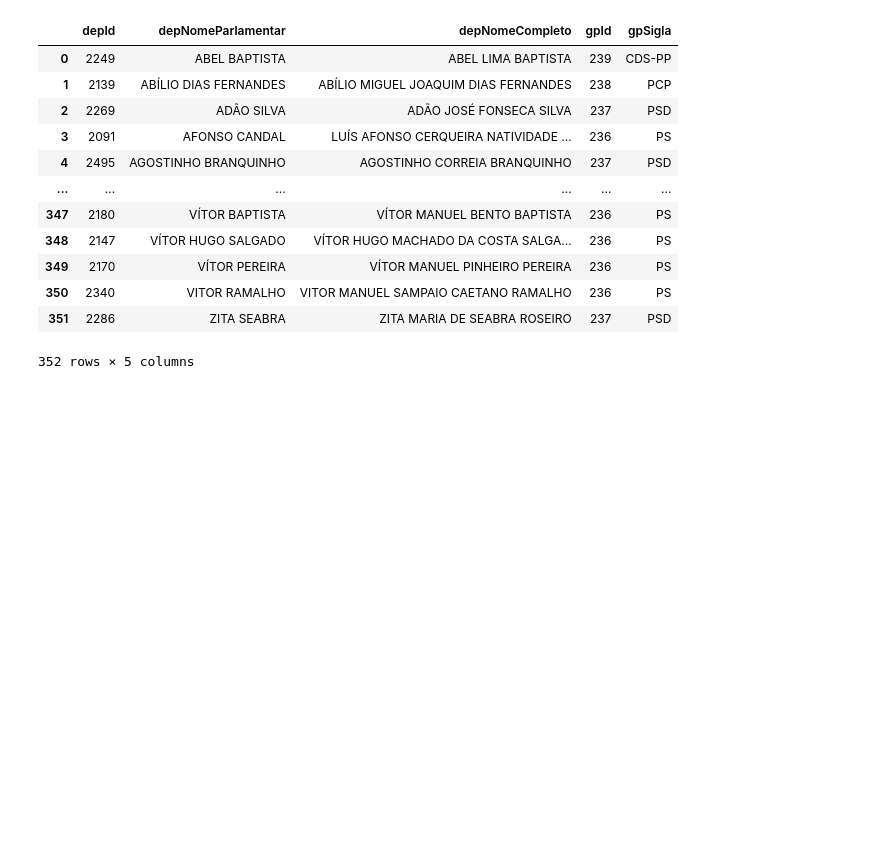
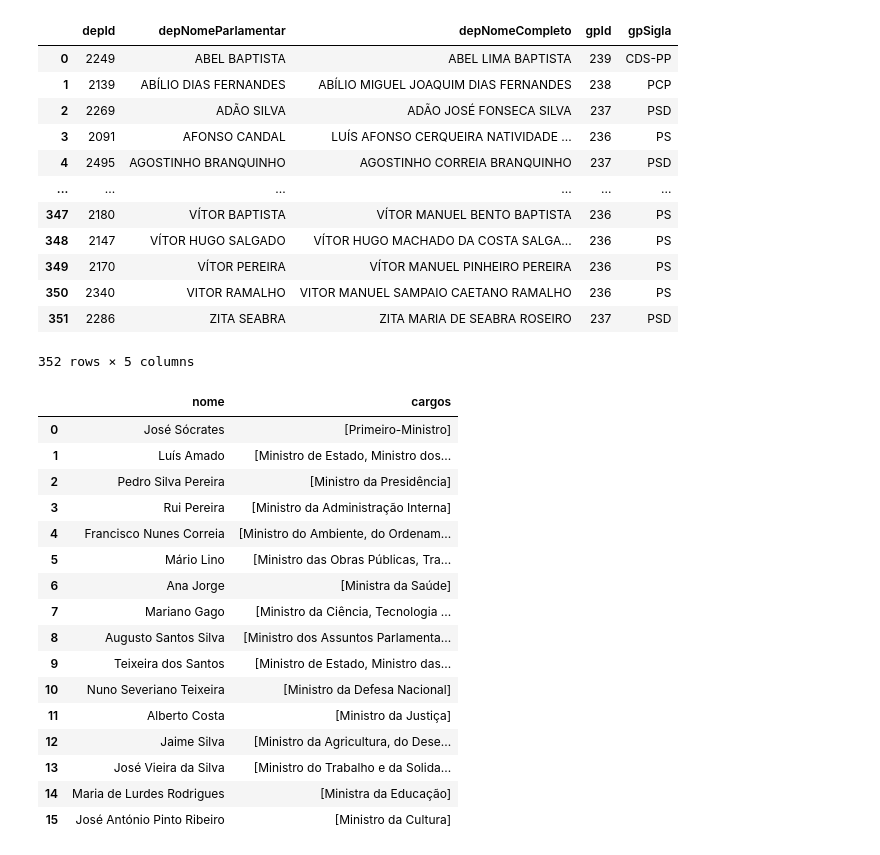
Before and after one commit to Duart3x/News-Classifier, a Jupyter notebook: model.ipynb, the cells around one changed output. Drawn from its saved outputs; the diff is of its cells as text; code cells hidden in the pictures; blank space fills up the shorter version.

```diff
--- a/model.ipynb
+++ b/model.ipynb
@@ -207,3 +207,33 @@ dp_df
 | 350 | 2340 | VITOR RAMALHO | VITOR MANUEL SAMPAIO CAETANO RAMALHO | 236 | PS |
 | 351 | 2286 | ZITA SEABRA | ZITA MARIA DE SEABRA ROSEIRO | 237 | PSD |
 352 rows × 5 columns
+# %%
+with open("./Legislaturas/GOV.json") as json_file:
+    gov_json = json.load(json_file)
+
+gov = gov_json["membros"]
+
+gov_df = pd.DataFrame(
+    gov,
+    columns=["nome", "cargos"],
+)
+
+gov_df
+# %% [output]
+|  | nome | cargos |
+| 0 | José Sócrates | [Primeiro-Ministro] |
+| 1 | Luís Amado | [Ministro de Estado, Ministro dos... |
+| 2 | Pedro Silva Pereira | [Ministro da Presidência] |
+| 3 | Rui Pereira | [Ministro da Administração Interna] |
+| 4 | Francisco Nunes Correia | [Ministro do Ambiente, do Ordenam... |
+| 5 | Mário Lino | [Ministro das Obras Públicas, Tra... |
+| 6 | Ana Jorge | [Ministra da Saúde] |
+| 7 | Mariano Gago | [Ministro da Ciência, Tecnologia ... |
+| 8 | Augusto Santos Silva | [Ministro dos Assuntos Parlamenta... |
+| 9 | Teixeira dos Santos | [Ministro de Estado, Ministro das... |
+| 10 | Nuno Severiano Teixeira | [Ministro da Defesa Nacional] |
+| 11 | Alberto Costa | [Ministro da Justiça] |
+| 12 | Jaime Silva | [Ministro da Agricultura, do Dese... |
+| 13 | José Vieira da Silva | [Ministro do Trabalho e da Solida... |
+| 14 | Maria de Lurdes Rodrigues | [Ministra da Educação] |
+| 15 | José António Pinto Ribeiro | [Ministro da Cultura] |
```
Also changed, not shown: parts of 3 cells of this notebook, 1 other file.
